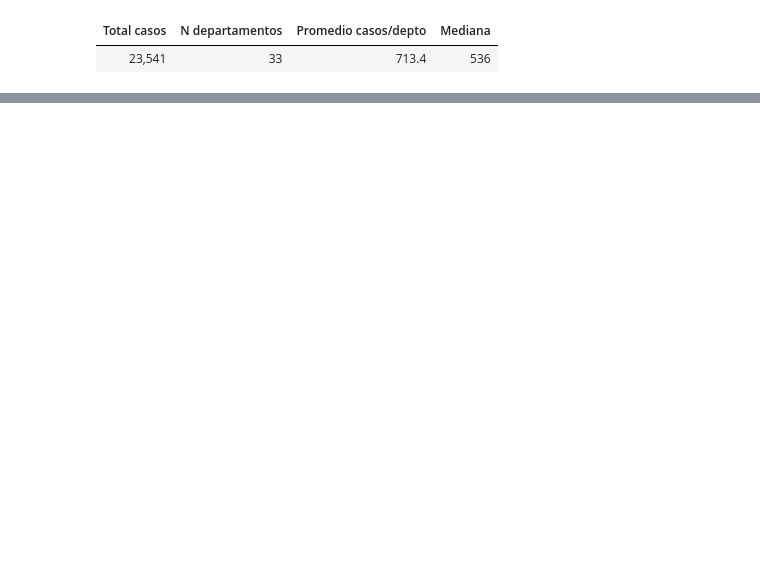
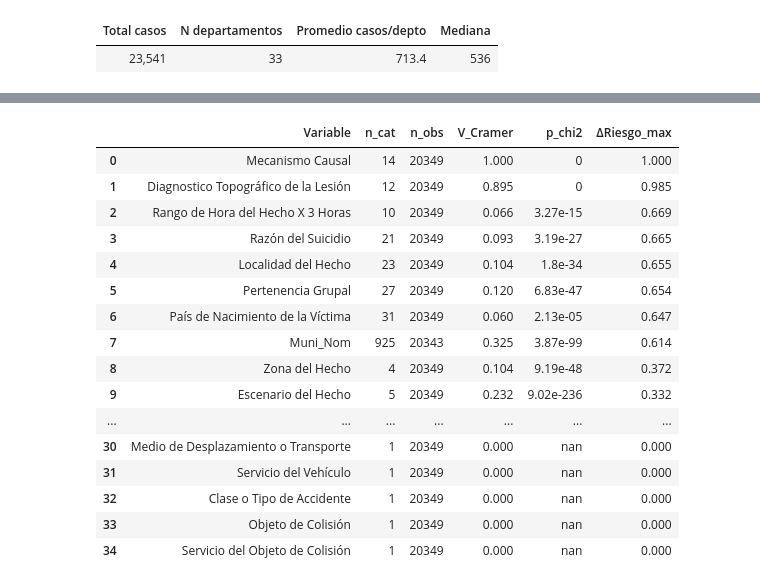
Before and after one commit to jthowinsson/Suicidio_Colombia, a Jupyter notebook: _sources/Eda.ipynb, the cells around one changed output, grey strips where cells are left out. Cells and saved outputs as stored; diff of their text form; code cells hidden in the pictures; blank space fills up the shorter version.

```diff
--- a/_sources/Eda.ipynb
+++ b/_sources/Eda.ipynb
@@ -920,0 +1321,78 @@ display(resumen.style.format("{:,}").hide(axis="index"))
+# %%
+# ================== BIVARIADO AUTO SOBRE CATEGÓRICAS ==================
+import pandas as pd, numpy as np
+from scipy.stats import chi2_contingency
+
+COL_Y = 'y_asfixia'  # 1=asfixia, 0=otros
+
+# --- 0) Dataset base ---
+Z = (train_prep if 'train_prep' in globals() else df.copy())
+Z = Z[Z[COL_Y].isin([0,1])].copy()
+
+# --- 1) Detectar X categóricas automáticamente ---
+EXCLUDE = {'id','lat','latitud','lon','longitud','x','y','geom','geometry'}
+def is_cat(col: pd.Series) -> bool:
+    if col.name.lower() in EXCLUDE:
+        return False
+    if col.dtype == 'O' or str(col.dtype).startswith('category'):
+        return True
+    # numérica con cardinalidad baja
+    return col.nunique(dropna=True) <= 30 and np.issubdtype(col.dtype, np.number)
+
+X = [c for c in Z.columns if c != COL_Y and is_cat(Z[c])]
+if not X:
+    print("No se detectaron X categóricas útiles. Revisa nombres o cardinalidades.")
+    display(pd.DataFrame({'col':Z.columns}))
+else:
+    print("X detectadas:", X[:20], ("..." if len(X)>20 else ""))
+
+# --- 2) Función de resumen por variable ---
+def cat_summary(df, x, y=COL_Y, ref=None):
+    t = (df[[x,y]].dropna()
+         .groupby(x, dropna=False)[y]
+         .agg(n='count', p1='mean')
+         .reset_index())
+    if t.empty:
+        return None, None
+    if ref is None:
+        ref = t.sort_values('n', ascending=False).iloc[0,0]
+    p_ref = t.loc[t[x]==ref, 'p1'].values[0]
+    t['P(y=1)%'] = (100*t['p1']).round(1)
+    t['ΔRiesgo'] = (t['p1'] - p_ref).round(4)
+    t['RR'] = np.where(p_ref>0, (t['p1']/p_ref).round(3), np.nan)
+    t['ref'] = (t[x]==ref).map({True:'(ref)',False:''})
+    tb = pd.crosstab(df[x], df[y])
+    if tb.shape[1] == 2 and tb.shape[0] >= 2:
+        chi2,p,_,_ = chi2_contingency(tb)
+        n = tb.to_numpy().sum(); r,k = tb.shape
+        V = float(np.sqrt((chi2/n)/max(1, min(k-1, r-1))))
+    else:
+        p, V = np.nan, 0.0
+    t = t[['ref', x, 'n', 'P(y=1)%', 'ΔRiesgo', 'RR']].sort_values('ΔRiesgo', key=lambda s: s.abs(), ascending=False)
+    t.columns = ['ref','Categoria','n','P(y=1)%','ΔRiesgo','RR']
+    return t.reset_index(drop=True), {'x':x,'p':p,'V_Cramer':V,'n':int(df[x].notna().sum())}
+
+# --- 3) Ejecutar y armar ranking ---
+tablas, resumen = {}, []
+for x in X:
+    t,g = cat_summary(Z, x)
+    if t is None:
+        continue
+    tablas[x] = t
+    resumen.append({'Variable':x,'n_cat':len(t),'n_obs':g['n'],
+                    'V_Cramer':g['V_Cramer'],'p_chi2':g['p'],
+                    'ΔRiesgo_max': float(t['ΔRiesgo'].abs().max())})
+
+resumen_df = (pd.DataFrame(resumen)
+              .sort_values(['ΔRiesgo_max','V_Cramer'], ascending=[False,False])
+              .reset_index(drop=True))
+
+print(f"\nBivariado | n={len(Z):,} | y=1={Z[COL_Y].mean()*100:.1f}%")
+print("\nRanking por |ΔRiesgo| y V de Cramér:")
+display(resumen_df.style.format({'V_Cramer':'{:.3f}','p_chi2':'{:.3g}','ΔRiesgo_max':'{:.3f}'}))
+
+# --- 4) Detalle de las 3 variables más relevantes ---
+for v in resumen_df['Variable'].head(3):
+    print(f"\n=== {v} ===")
+    display(tablas[v].style.format({'P(y=1)%':'{:.1f}','ΔRiesgo':'{:+.3f}','RR':'{:.2f}'}))
+# %% [output]
@@ -920,0 +1404,17 @@ display(resumen.style.format("{:,}").hide(axis="index"))
+|  | Variable | n_cat | n_obs | V_Cramer | p_chi2 | ΔRiesgo_max |
+| 0 | Mecanismo Causal | 14 | 20349 | 1.000 | 0 | 1.000 |
+| 1 | Diagnostico Topográfico de la Lesión | 12 | 20349 | 0.895 | 0 | 0.985 |
+| 2 | Rango de Hora del Hecho X 3 Horas | 10 | 20349 | 0.066 | 3.27e-15 | 0.669 |
+| 3 | Razón del Suicidio | 21 | 20349 | 0.093 | 3.19e-27 | 0.665 |
+| 4 | Localidad del Hecho | 23 | 20349 | 0.104 | 1.8e-34 | 0.655 |
+| 5 | Pertenencia Grupal | 27 | 20349 | 0.120 | 6.83e-47 | 0.654 |
+| 6 | País de Nacimiento de la Víctima | 31 | 20349 | 0.060 | 2.13e-05 | 0.647 |
+| 7 | Muni_Nom | 925 | 20343 | 0.325 | 3.87e-99 | 0.614 |
+| 8 | Zona del Hecho | 4 | 20349 | 0.104 | 9.19e-48 | 0.372 |
+| 9 | Escenario del Hecho | 5 | 20349 | 0.232 | 9.02e-236 | 0.332 |
+| ... | ... | ... | ... | ... | ... | ... |
+| 30 | Medio de Desplazamiento o Transporte | 1 | 20349 | 0.000 | nan | 0.000 |
+| 31 | Servicio del Vehículo | 1 | 20349 | 0.000 | nan | 0.000 |
+| 32 | Clase o Tipo de Accidente | 1 | 20349 | 0.000 | nan | 0.000 |
+| 33 | Objeto de Colisión | 1 | 20349 | 0.000 | nan | 0.000 |
+| 34 | Servicio del Objeto de Colisión | 1 | 20349 | 0.000 | nan | 0.000 |
```
Also changed, not shown: parts of 22 cells of this notebook, 7 other files.
